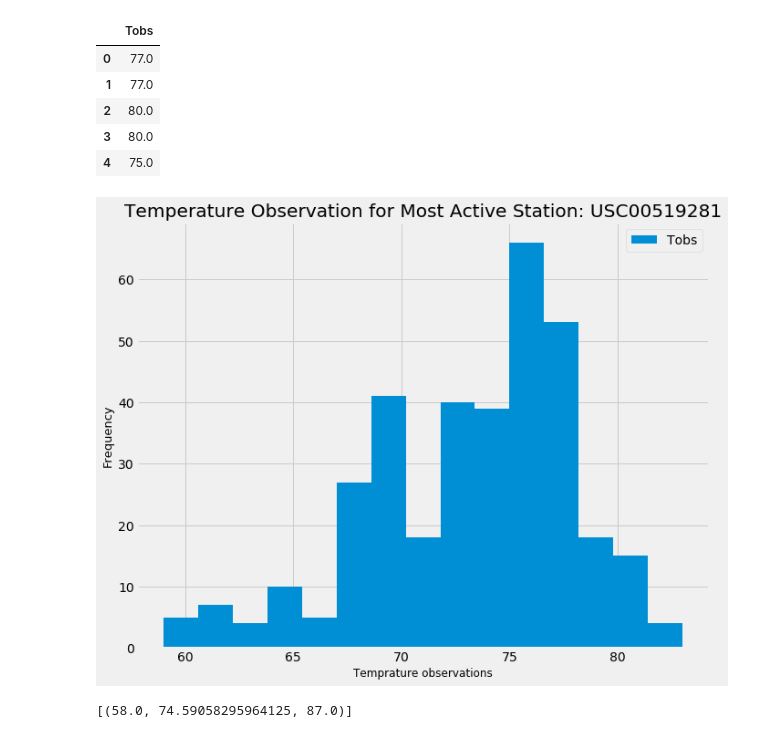
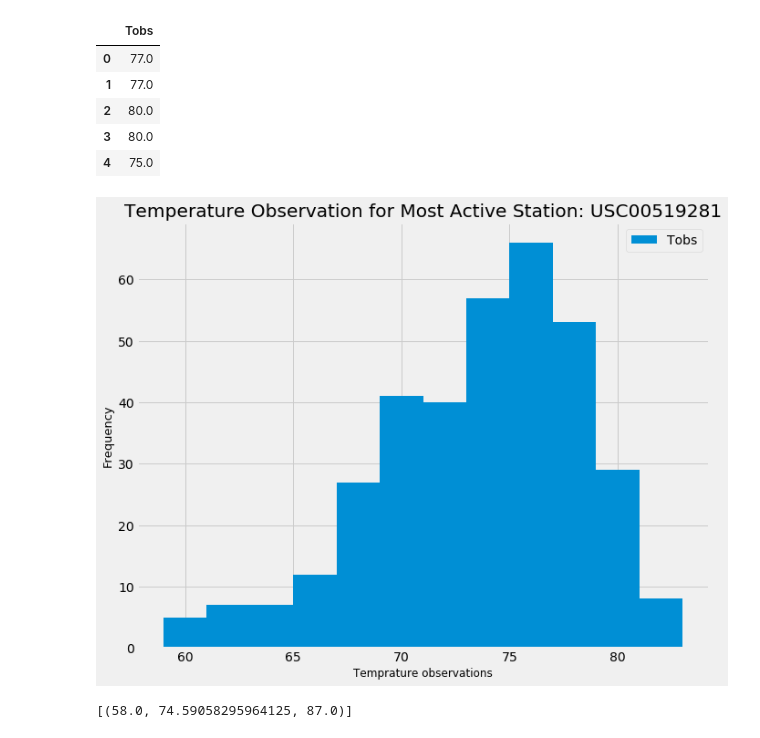
Before and after one commit to soniarchana/SqlAlchemy_Flask_Surf, a Jupyter notebook: climate_starter.ipynb, the cells around one changed output. Cells and saved outputs as stored; diff of their text form; code cells hidden in the pictures.

```diff
--- a/climate_starter.ipynb
+++ b/climate_starter.ipynb
@@ -258,18 +258,18 @@ Station_high_temp_obs_df.head(5)
 # %%
 # Query the last 12 months of temperature observation data for this station and plot the results as a histogram
 
 fig=plt.figure(figsize=(10,8))
-plt.hist(Station_high_temp_obs_df['Tobs'],15, label="Tobs")
+plt.hist(Station_high_temp_obs_df["Tobs"], bins=12, label="Tobs")
 plt.xlabel("Temprature observations",fontsize=12)
 plt.ylabel("Frequency",fontsize=13)
 plt.title("Temperature Observation for Most Active Station: "+ Most_Avtc_Station)
 plt.legend()
 
 # Save the figure and show
 plt.savefig('USC00519281_12Mons_Temp_Obs_Hist.png')
 plt.show()
 # %% [output]
-[figure, old version]
+[figure, new version]
 # %%
 # This function called `calc_temps` will accept start date and end date in the format '%Y-%m-%d'
 # and return the minimum, average, and maximum temperatures for that range of dates
```
Also changed, not shown: parts of 5 cells of this notebook, 1 other file.
